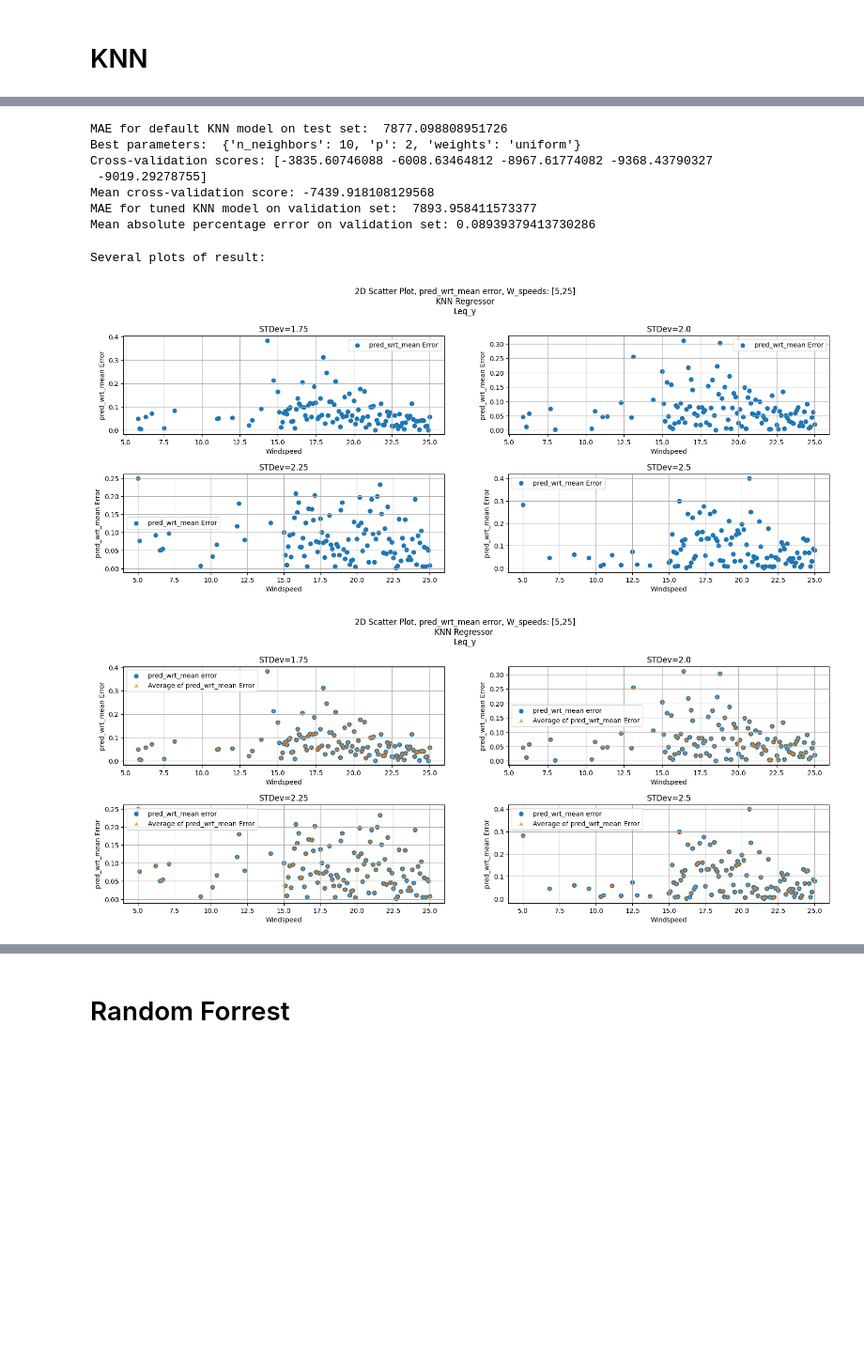
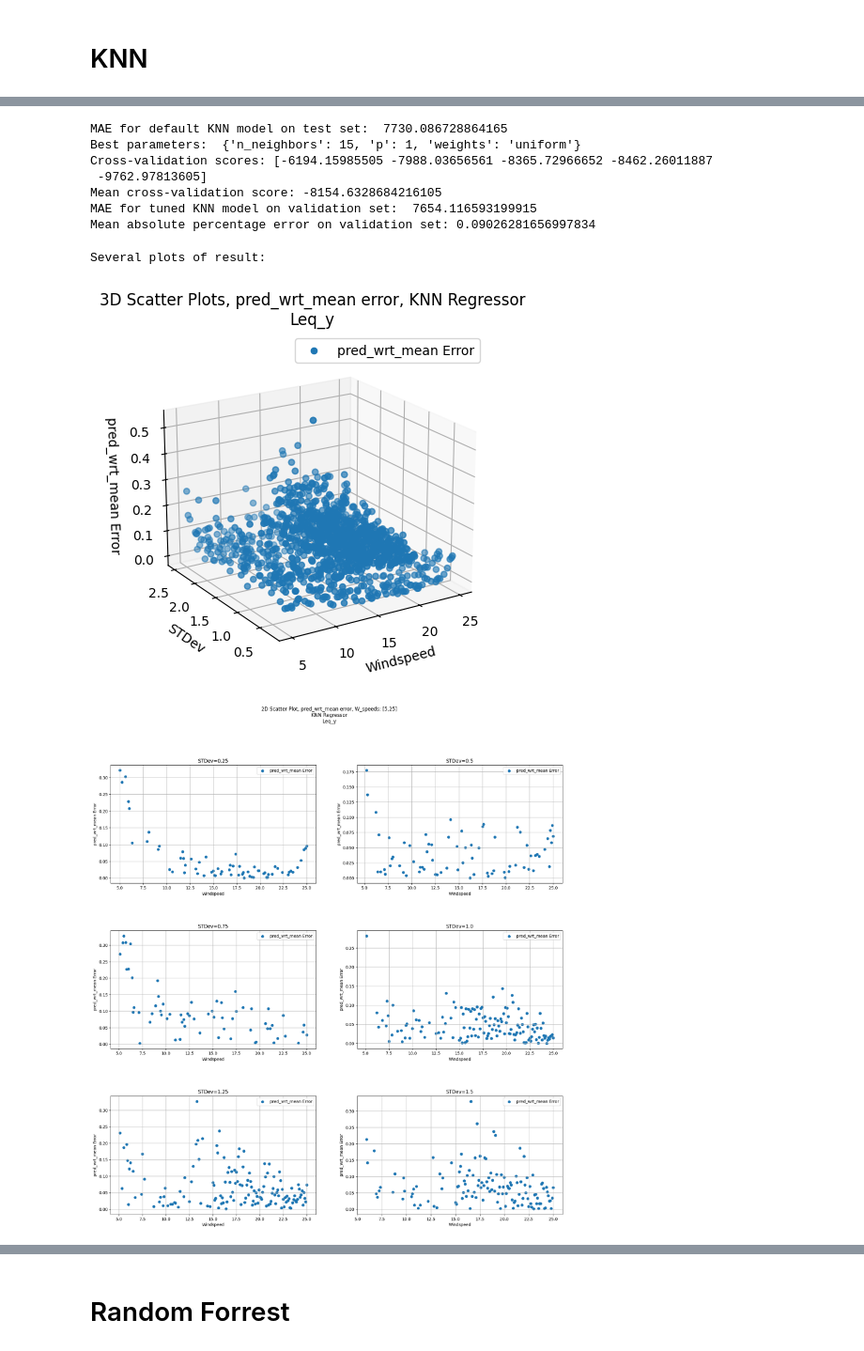
Before and after one commit to NielsDeln/SmartWF-Capstone, a Jupyter notebook: Models/Must/Traditional_AI_techniques/Traditional AI Techniques_Leq_y.ipynb, the cells around one changed output, grey strips where cells are left out. Shown at 94% size. Drawn from its saved outputs; the diff is of its cells as text; code cells hidden in the pictures; blank space fills up the shorter version.

Commit message:
Making Must model neat

```diff
--- a/Models/Must/Traditional_AI_techniques/Traditional AI Techniques_Leq_y.ipynb
+++ b/Models/Must/Traditional_AI_techniques/Traditional AI Techniques_Leq_y.ipynb
@@ -84,6 +85,10 @@ y_multiple = must_df_multiple[target_DEL]
 X_train_multiple, X_test_val_multiple, y_train_multiple, y_test_val_multiple = train_test_split(X_multiple, y_multiple, train_size=2/6, stratify=must_df_multiple['stratify_col'])
 X_val_multiple, X_test_multiple, y_val_multiple, y_test_multiple = train_test_split(X_test_val_multiple, y_test_val_multiple, test_size=2/4, stratify=X_test_val_multiple['stratify_col'])
 
+print(X_train_multiple.shape)
+print(X_val_multiple.shape)
+print(X_test_multiple.shape)
+
 # Drop stratify column
 X_train_multiple = X_train_multiple.drop(columns=['stratify_col'])
 X_test_val_multiple = X_test_val_multiple.drop(columns=['stratify_col'])
@@ -94,8 +99,8 @@ X_test_multiple = X_test_multiple.drop(columns=['stratify_col'])
 X_unique = must_df_unique[['Windspeed', 'STDeV']]
 y_unique = must_df_unique[target_DEL]
 
-X_train_unique, X_test_val_unique, y_train_unique, y_test_val_unique = train_test_split(X_unique, y_unique,train_size=3/6)
-X_val_unique, X_test_unique, y_val_unique, y_test_unique = train_test_split(X_test_val_unique, y_test_val_unique, test_size=2/3)
+X_train_unique, X_test_val_unique, y_train_unique, y_test_val_unique = train_test_split(X_unique, y_unique,train_size=2/6)
+X_val_unique, X_test_unique, y_val_unique, y_test_unique = train_test_split(X_test_val_unique, y_test_val_unique, test_size=2/4)
 
 # Combine to final datasets
 X_train = pd.concat((X_train_unique, X_train_multiple))
@@ -110,6 +115,10 @@ train = pd.concat((X_train, y_train), axis=1)
 val = pd.concat((X_val, y_val), axis=1)
 test = pd.concat((X_test, y_test), axis=1)
 
+print(train.shape)
+print(val.shape)
+print(test.shape)
+
 train_val_test_dict = {"training": train, "validation": val, "testing":test}
 # %% [output]
 All items in must_df_multiple occur 6 times: True
@@ -257,10 +280,10 @@ knn_best_mape = mean_absolute_percentage_error(y_val, knn_best_pred)
 print("MAE for tuned KNN model on validation set: ", knn_best_mae)
 print("Mean absolute percentage error on validation set:", knn_best_mape)
 # %% [output]
-MAE for default KNN model on test set:  7877.098808951726
-Best parameters:  {'n_neighbors': 10, 'p': 2, 'weights': 'uniform'}
-Cross-validation scores: [-3835.60746088 -6008.63464812 -8967.61774082 -9368.43790327
- -9019.29278755]
-Mean cross-validation score: -7439.918108129568
-MAE for tuned KNN model on validation set:  7893.958411573377
-Mean absolute percentage error on validation set: 0.08939379413730286
+MAE for default KNN model on test set:  7730.086728864165
+Best parameters:  {'n_neighbors': 15, 'p': 1, 'weights': 'uniform'}
+Cross-validation scores: [-6194.15985505 -7988.03656561 -8365.72966652 -8462.26011887
+ -9762.97813605]
+Mean cross-validation score: -8154.6328684216105
+MAE for tuned KNN model on validation set:  7654.116593199915
+Mean absolute percentage error on validation set: 0.09026281656997834
@@ -272,32 +290,37 @@ X_test_rescaled = scaler.inverse_transform(X_test)
 # %%
+# Rescaling of features
+X_train_rescaled = scaler.inverse_transform(X_train)
+X_val_rescaled = scaler.inverse_transform(X_val)
+X_test_rescaled = scaler.inverse_transform(X_test)
+
 # all_data = pd.DataFrame(np.column_stack((must_df['Windspeed','STDeV'], must_df[target_DEL])), columns=['Windspeed', 'STDeV', 'Leq'])
 ground_truth = pd.DataFrame(np.column_stack((X_val_rescaled[:,:2], y_val)), columns=['Windspeed', 'STDeV', 'Leq'])
 predictions = pd.DataFrame(np.column_stack((X_val_rescaled[:,:2], knn_best_pred)), columns=['Windspeed', 'STDeV', 'Leq'])
 
 # ground_truth_average = ground_truth.groupby(['Windspeed', 'STDeV'])['Leq'].mean().reset_index()
 # predictions_average = predictions.groupby(['Windspeed', 'STDeV'])['Leq'].mean().reset_index()
 
 print("Several plots of result:")
 importlib.reload(Models.Must.Traditional_AI_techniques.Plot_data)
 from Models.Must.Traditional_AI_techniques.Plot_data import *
 
 # %matplotlib qt
 %matplotlib inline
 # # Graphs showing predictions and labels
 # plot_label_pred_3D(ground_truth, predictions, title=f'KNN Regressor\n{target_DEL}')
 # plot_label_pred_2D(ground_truth, predictions, title=f'KNN Regressor\n{target_DEL}',STDeV=all, W_min=5, W_max=25)
 # plot_label_pred_2D_mean(ground_truth, predictions, title=f'KNN Regressor\n{target_DEL}', W_min=5, W_max=25)
 
 # # Graphs showing error
-# plot_err_3D(ground_truth, predictions, title=f'KNN Regressor\n{target_DEL}', error_type='pred_wrt_mean')
-# plot_err_2D(ground_truth, predictions, title=f'KNN Regressor\n{target_DEL}',STDeV=all, error_type='pred_wrt_mean', W_min=5, W_max=25)
-# plot_pred_error_2D_mean(ground_truth, predictions, title= f'KNN Regressor \n{target_DEL}', error_type='pred_wrt_mean', W_min=5, W_max=25)
+plot_err_3D(ground_truth, predictions, title=f'KNN Regressor\n{target_DEL}', error_type='pred_wrt_mean')
+plot_err_2D(ground_truth, predictions, title=f'KNN Regressor\n{target_DEL}',STDeV=all, error_type='pred_wrt_mean', W_min=5, W_max=25)
+plot_pred_error_2D_mean(ground_truth, predictions, title= f'KNN Regressor \n{target_DEL}', error_type='pred_wrt_mean', W_min=5, W_max=25)
 
 # plot_mean_error(ground_truth, predictions, title=f'KNN Regressor\n{target_DEL}', variant='Windspeed', error_type='pred_wrt_mean')
 # plot_mean_error(ground_truth, predictions, title='KNN Regressor\n{target_DEL}', variant='STDeV', error_type='pred_wrt_mean')
 
 plt.show()
 # %% [output]
 Several plots of result:
-[figure, old version]
+[figure, new version]
-[figure, old version]
+[figure, new version]
```
Also changed, not shown: parts of 8 cells of this notebook.
